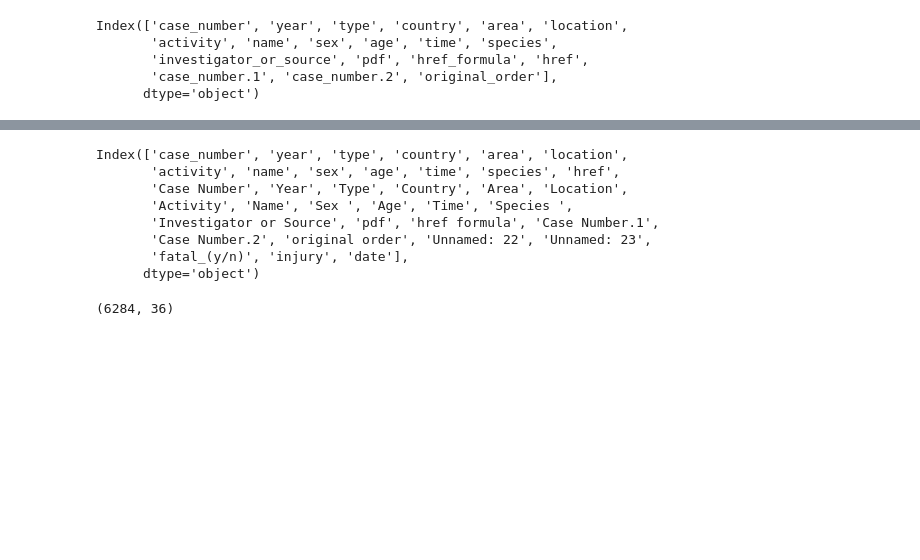
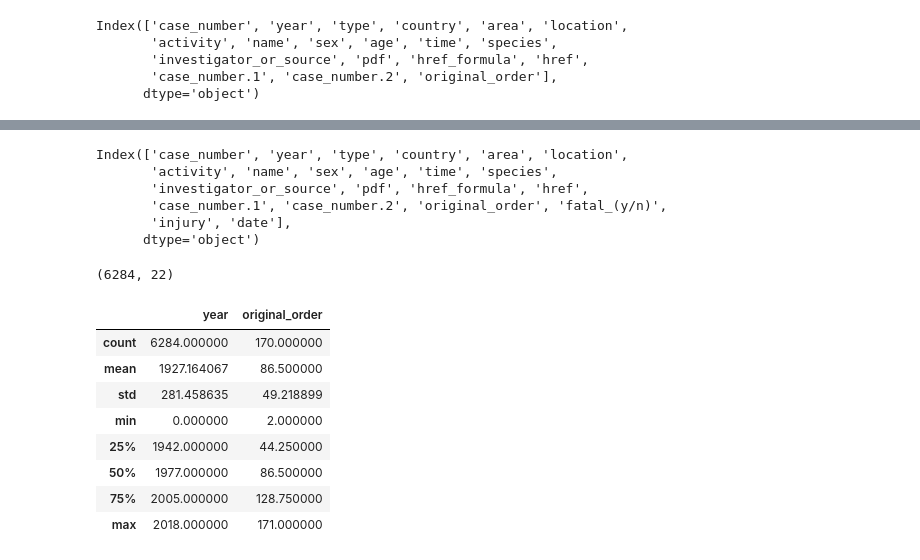
Before and after one commit to Adalab/DA-promoC-modulo-02-Marina-Lourdes-Ana, a Jupyter notebook: Pandas/05-pandas_5.ipynb, the cells around one changed output, grey strips where cells are left out. Drawn from its saved outputs; the diff is of its cells as text; code cells hidden in the pictures; blank space fills up the shorter version.

```diff
--- a/Pandas/05-pandas_5.ipynb
+++ b/Pandas/05-pandas_5.ipynb
@@ -166,5 +178,4 @@ df_tibuhistorico33.head(1)
 # %%
-
-lista_columnas_adicional = {col : col.strip().replace(" ", "_").lower() for col in df_tibuadicional.columns}
-df_tibuadicional.rename(columns=lista_columnas_adicional, inplace=True)
+lista_columnas_adicional = {col: col.strip().replace(" ", "_").lower() for col in df_t_a.columns}
+df_t_a.rename(columns=lista_columnas_adicional, inplace=True)
 # %%
@@ -251,18 +253,28 @@ df_final.head(2)
 # %%
-df_final.columns
+df_fin.columns
 # %% [output]
 Index(['case_number', 'year', 'type', 'country', 'area', 'location',
-       'activity', 'name', 'sex', 'age', 'time', 'species', 'href',
-       'Case Number', 'Year', 'Type', 'Country', 'Area', 'Location',
-       'Activity', 'Name', 'Sex ', 'Age', 'Time', 'Species ',
-       'Investigator or Source', 'pdf', 'href formula', 'Case Number.1',
-       'Case Number.2', 'original order', 'Unnamed: 22', 'Unnamed: 23',
-       'fatal_(y/n)', 'injury', 'date'],
+       'activity', 'name', 'sex', 'age', 'time', 'species',
+       'investigator_or_source', 'pdf', 'href_formula', 'href',
+       'case_number.1', 'case_number.2', 'original_order', 'fatal_(y/n)',
+       'injury', 'date'],
       dtype='object')
 # %%
-df_final.shape
+df_fin.shape
 # %% [output]
-(6284, 36)
+(6284, 22)
+# %%
+df_fin.describe()
+# %% [output]
+|  | year | original_order |
+| count | 6284.000000 | 170.000000 |
+| mean | 1927.164067 | 86.500000 |
+| std | 281.458635 | 49.218899 |
+| min | 0.000000 | 2.000000 |
+| 25% | 1942.000000 | 44.250000 |
+| 50% | 1977.000000 | 86.500000 |
+| 75% | 2005.000000 | 128.750000 |
+| max | 2018.000000 | 171.000000 |
 # %%
 # Es el momento de unir la información de todos los ataques de tiburón
 #  que acabamos de crear con el DataFrame de información adicional.
```
Also changed, not shown: parts of 42 cells of this notebook, 2 other files.
